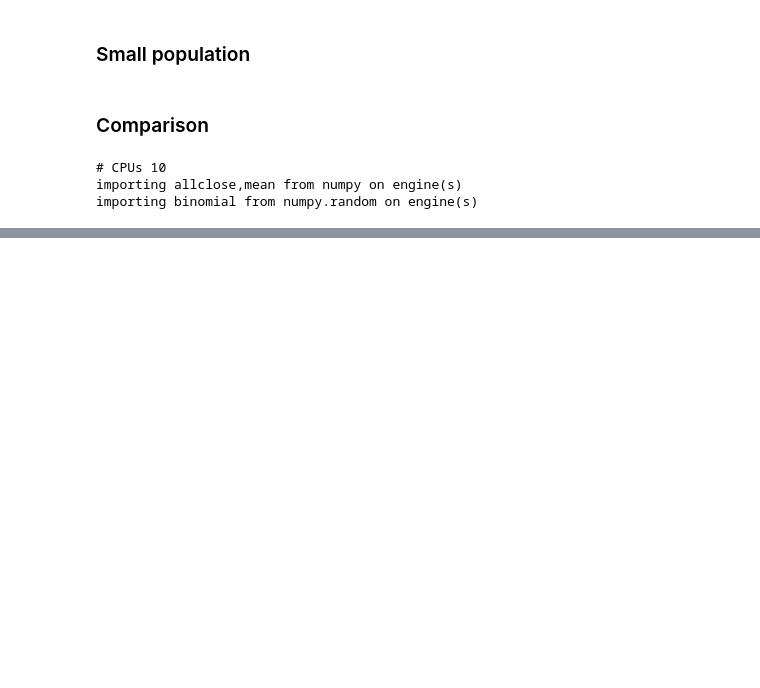
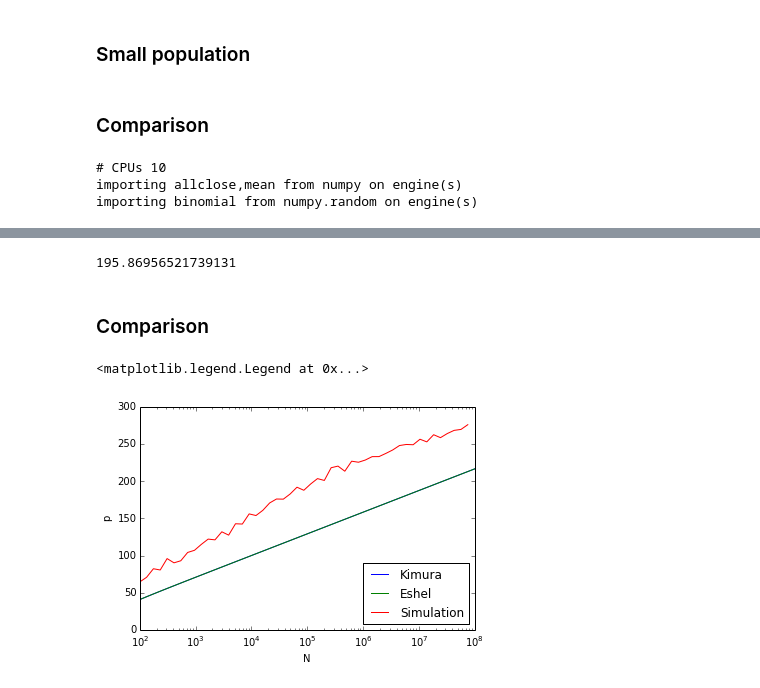
Before and after one commit to yoavram/ipython-notebooks, a Jupyter notebook: Fixation of a beneficial allele.ipynb, the cells around one changed output, grey strips where cells are left out. Cells and saved outputs as stored; diff of their text form; code cells hidden in the pictures; blank space fills up the shorter version.

```diff
--- a/Fixation of a beneficial allele.ipynb
+++ b/Fixation of a beneficial allele.ipynb
@@ -116,0 +186,22 @@ plot_kimura_eshel_simulation(s_range, p_kimura_s, p_eshel_s, p_simulation_s, 's'
+# %%
+def T_simulation(s,N,x,replicates=100):
+    Ts = [simulate_fixation(s, N, 1./N) for _ in range(replicates)]
+    return mean([t[1] for t in Ts if t[0]])
+T_simulation(0.1, 1e5, 1e-5)
+# %% [output]
+195.86956521739131
+# %% [markdown]
+### Comparison
+# %%
+N_range = map(int,logspace(2,8,50))
+s = 0.1
+# %%
+T_kimura_N =      [T_kimura(s,N,1./N) for N in N_range]
+# %%
+T_simulation_N =  [T_simulation(s,N,1./N) for N in N_range]
+# %%
+fig, ax = plot_kimura_eshel_simulation(N_range, T_kimura_N, T_kimura_N, T_simulation_N, 'N', 'T')
+ax.legend(loc=4)
+# %% [output]
+<matplotlib.legend.Legend at 0x...>
+[figure, added]
```
Also changed, not shown: parts of 20 cells of this notebook.
